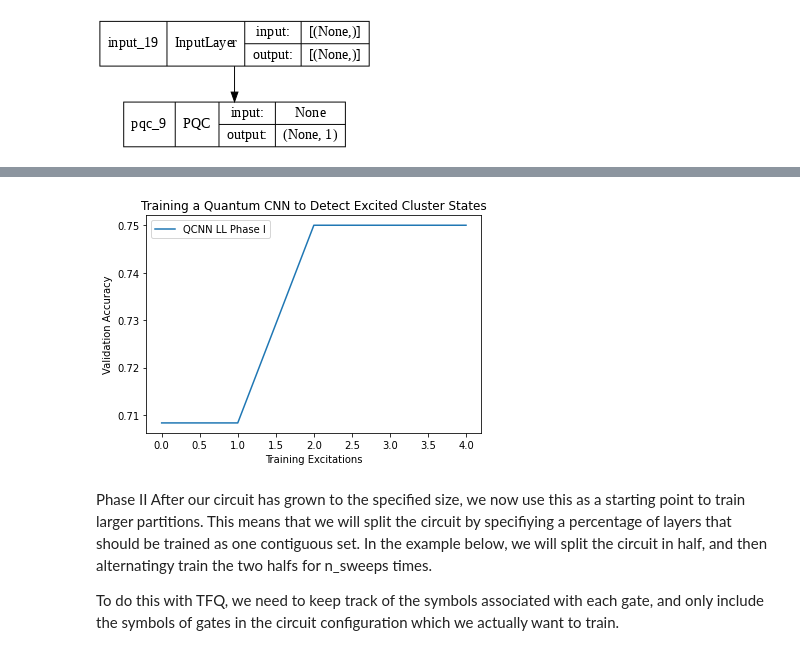
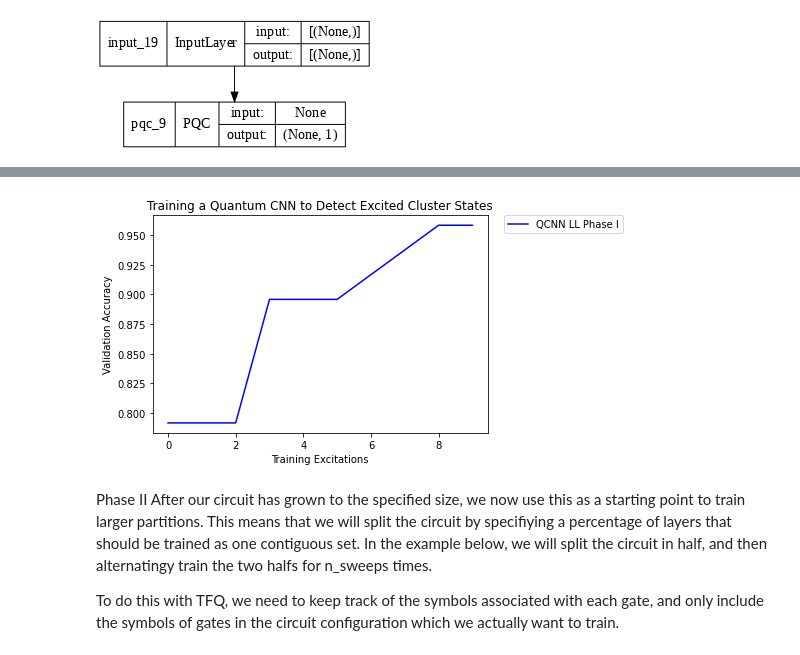
Before and after one commit to mbeadlescomb/QNN-Error-Mitigation, a Jupyter notebook: QCNN w_ Layerwise Learning on SPT Dataset.ipynb, the cells around one changed output, grey strips where cells are left out. Drawn from its saved outputs; the diff is of its cells as text; code cells hidden in the pictures.

```diff
--- a/QCNN w_ Layerwise Learning on SPT Dataset.ipynb
+++ b/QCNN w_ Layerwise Learning on SPT Dataset.ipynb
@@ -259,8 +258,8 @@ Now we will set up our training loop. We specify the number of qubits in the cir
 n_qubits = 8
 n_layer_steps = 5
 n_layers_to_add = 2
-''' data_qubits = cirq.GridQubit.rect(1, n_qubits) '''
-''' readout = cirq.GridQubit(0, n_qubits-1) '''
+
+
 # Create our qubits and readout operators in Cirq.
 cluster_state_bits = cirq.GridQubit.rect(1, n_qubits)
 readout_operators = cirq.Z(cluster_state_bits[-1])
@@ -271,6 +270,10 @@ symbol_layers = []
 weights = []
 
 training_history = []
+acc_phase_1 = []
+val_acc_phase_1 = []
+loss_phase_1 = []
+val_loss_phase_1 = []
 
 # Generate some training data.
 train_excitations, train_labels, test_excitations, test_labels = generate_data(
@@ -330,13 +333,19 @@ for layer_id in range(n_layer_steps):
   qcnn_ll_model_1_history = qcnn_ll_model.fit(
       x=train_excitations,
       y=train_labels,
-      batch_size=128,
+      batch_size=16,
       epochs=10,
       verbose=1,
       validation_data=(test_excitations, test_labels))
 
   qnn_results = qcnn_ll_model.evaluate(test_excitations, test_labels)
-  training_history.append(qnn_results)
+  qnn_phase_1_results = qcnn_ll_model.evaluate(test_excitations, test_labels)
+
+  acc_phase_1 += qcnn_ll_model_1_history.history['custom_accuracy']
+  val_acc_phase_1 += qcnn_ll_model_1_history.history['val_custom_accuracy']
+  loss_phase_1 += qcnn_ll_model_1_history.history['loss']
+  val_loss_phase_1 += qcnn_ll_model_1_history.history['val_loss']
+
 
   weights = qcnn_ll_model.get_weights()[0]
 # %% [output]
@@ -374,12 +397,12 @@ plt.plot(training_history)
 # %%
-plt.plot(qcnn_ll_model_1_history.history['val_custom_accuracy'], label='QCNN LL Phase I')
+plt.plot(qcnn_ll_model_1_history.history['val_custom_accuracy'], color="blue", label='QCNN LL Phase I')
 plt.title('Training a Quantum CNN to Detect Excited Cluster States')
 plt.xlabel('Training Excitations')
 plt.ylabel('Validation Accuracy')
-plt.legend()
+plt.legend(bbox_to_anchor=(1.05, 1), loc=2, borderaxespad=0.)
 plt.show()
 # %% [output]
-[figure, old version]
+[figure, new version]
 # %% [markdown]
 Phase II
 After our circuit has grown to the specified size, we now use this as a starting point to train larger partitions. This means that we will split the circuit by specifiying a percentage of layers that should be trained as one contiguous set. In the example below, we will split the circuit in half, and then alternatingy train the two halfs for n_sweeps times.
```
Also changed, not shown: parts of 34 cells of this notebook.
